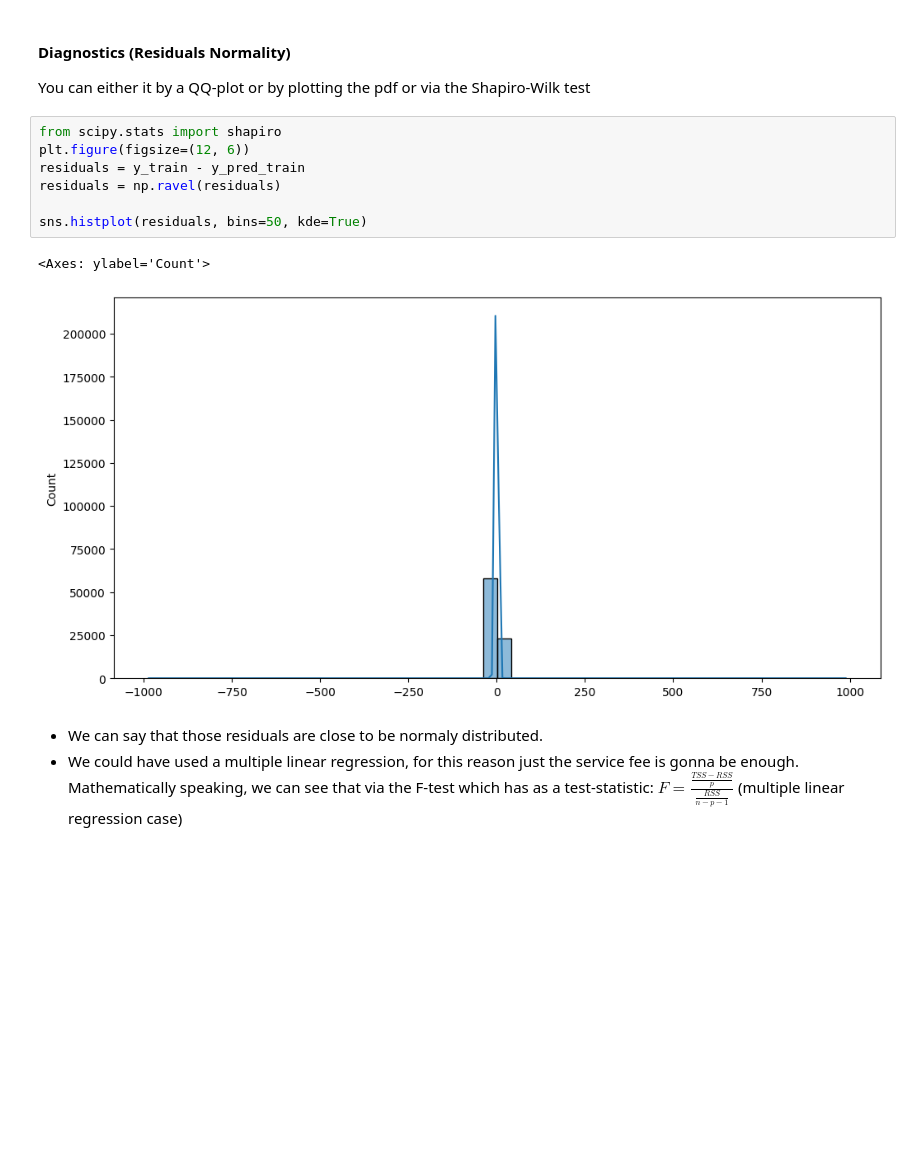
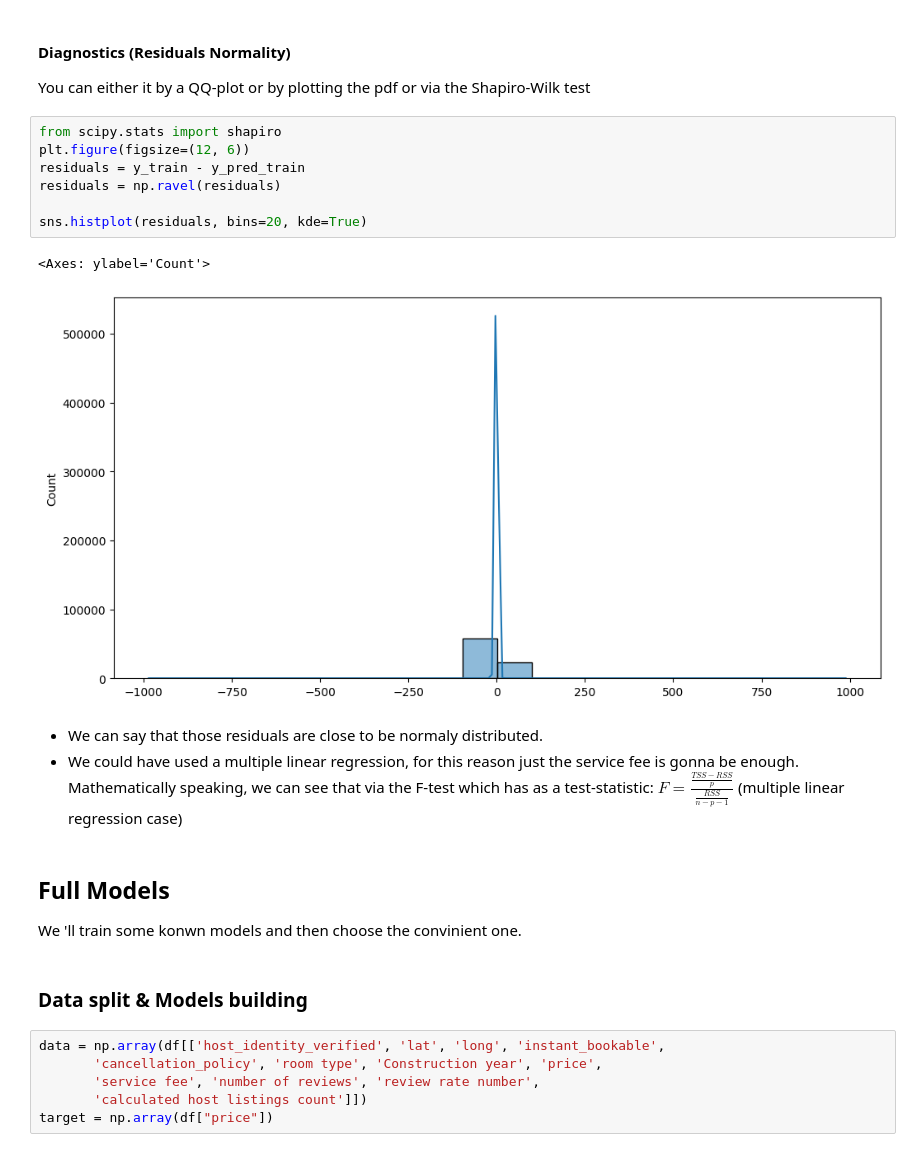
Before and after one commit to OussamaElhamdani/Python-school-project, a Jupyter notebook: main.ipynb, the cells around one changed output. Saved outputs shown, nothing was run; the diff lists cells and outputs as text; blank space fills up the shorter version.

```diff
--- a/main.ipynb
+++ b/main.ipynb
@@ -387,13 +407,24 @@ You can either it by a QQ-plot or by plotting the pdf or via the Shapiro-Wilk te
 # %%
 from scipy.stats import shapiro
 plt.figure(figsize=(12, 6))
 residuals = y_train - y_pred_train
 residuals = np.ravel(residuals)
 
-sns.histplot(residuals, bins=50, kde=True)
+sns.histplot(residuals, bins=20, kde=True)
 # %% [output]
 <Axes: ylabel='Count'>
-[figure, old version]
+[figure, new version]
 # %% [markdown]
 * We can say that those residuals are close to be normaly distributed.
 * We could have used a multiple linear regression, for this reason just the service fee is gonna be enough. Mathematically speaking, we can see that via the F-test which has as a test-statistic: ${F} = \frac{\frac{TSS - RSS}{p}}{\frac{RSS}{n - p - 1}}$ (multiple linear regression case)
+# %% [markdown]
+## Full Models
+We 'll train some konwn models and then choose the convinient one.
+# %% [markdown]
+### Data split & Models building
+# %%
+data = np.array(df[['host_identity_verified', 'lat', 'long', 'instant_bookable',
+       'cancellation_policy', 'room type', 'Construction year', 'price',
+       'service fee', 'number of reviews', 'review rate number',
+       'calculated host listings count']])
+target = np.array(df["price"])
```
Also changed, not shown: parts of 2 cells of this notebook, 1 other file.
